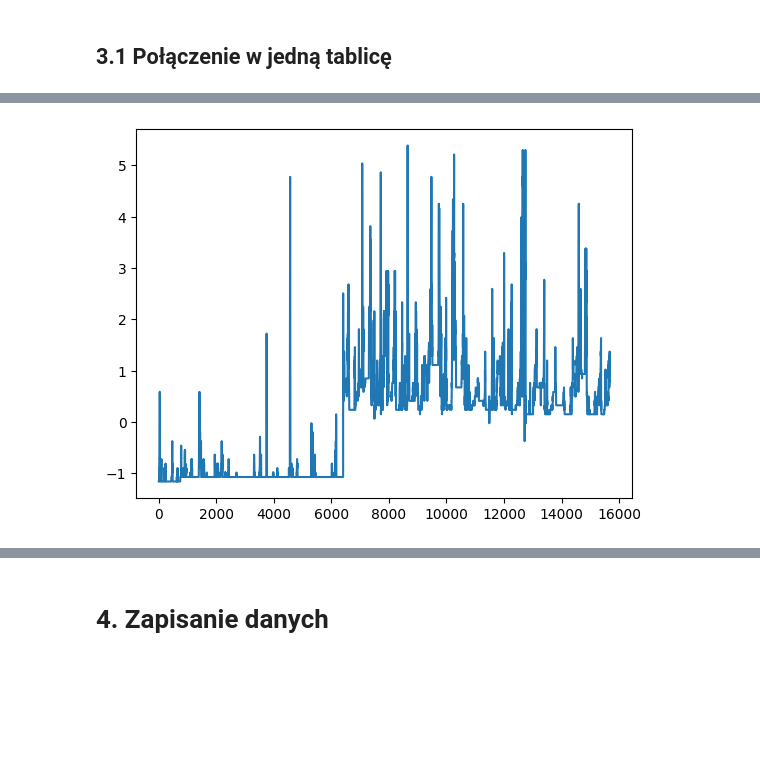
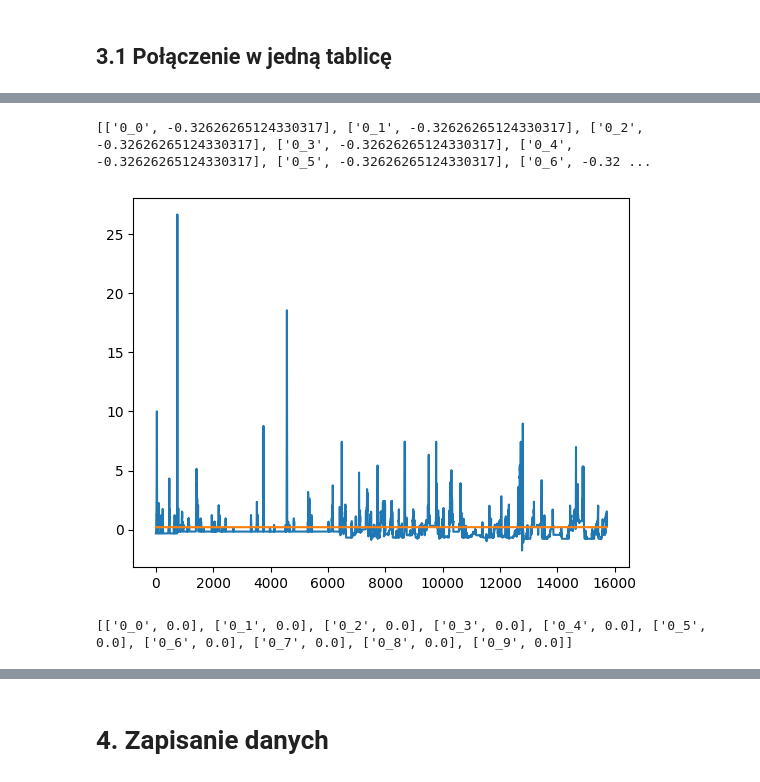
Before and after one commit to panjacob/A-study-of-nighttime-vehicle-detection-algorithms, a Jupyter notebook: Recordings2/1_sensor.ipynb, the cells around one changed output, grey strips where cells are left out. Saved outputs shown, nothing was run; the diff lists cells and outputs as text; code cells hidden in the pictures; blank space fills up the shorter version.

Commit message:
data.csv

```diff
--- a/Recordings2/1_sensor.ipynb
+++ b/Recordings2/1_sensor.ipynb
@@ -332,15 +313,0 @@ for id_, value in data_one:
-# %%
-data_np_y = np.array([x[1] for x in data])
-# data_np = np.array(data, dtype=object)
-std_y = np.std(data_np_y)
-min_y = np.min(data_np_y)
-max_y = np.max(data_np_y)
-print(max_y)
-
-data_normalized_min_max = []
-for id_, value in data:
-    new_value = (value - min_y) / (max_y - min_y)
-    data_normalized_min_max.append([id_, new_value])
-
-plt.plot([b for a, b in data_normalized_min_max])
-plt.show()
@@ -350,15 +314,43 @@ plt.show()
 # %%
-data_np_y = np.array([x[1] for x in data])
+data_normalized_z_score = []
 
-std_y = np.std(data_np_y)
-mean = np.mean(data_np_y)
+for video_id, batch in enumerate(data):
+    values = [x[1] for x in batch]
+    std_y = np.std(values)
+    mean = np.mean(values)
 
-data_normalized_z_score = []
-for id_, value in data:
-    new_value = (value - mean) / std_y
-    data_normalized_z_score.append([id_, new_value])
+    for frame_id, v in enumerate(batch):
+        value = v[1]
+        new_value = (value - mean) / std_y
+        data_normalized_z_score.append([f"{video_id}_{frame_id}", new_value])
 
-plt.plot([b for a, b in data_normalized_z_score])
-plt.show()
+print(data_normalized_z_score[:10])
 # %% [output]
-[figure, removed]
+[['0_0', -0.32626265124330317], ['0_1', -0.32626265124330317], ['0_2', -0.32626265124330317], ['0_3', -0.32626265124330317], ['0_4', -0.32626265124330317], ['0_5', -0.32626265124330317], ['0_6', -0.32 ...
+# %%
+import matplotlib.pyplot as plt
+
+x = [x[1] for x in data_normalized_z_score]
+xline = [0.2 for _ in data_normalized_z_score]
+
+plt.plot(x)
+plt.plot(xline)
+plt.show()
+# %% [output]
+[figure, added]
+# %%
+data_normalized_min_max = []
+
+for video_id, batch in enumerate(data):
+    values = [x[1] for x in batch]
+    min_y = min(values)
+    max_y = max(values)
+
+    for frame_id, v in enumerate(batch):
+        value = v[1]
+        new_value = (value - min_y) / (max_y - min_y)
+        data_normalized_min_max.append([f"{video_id}_{frame_id}", new_value])
+
+print(data_normalized_min_max[:10])
+# %% [output]
+[['0_0', 0.0], ['0_1', 0.0], ['0_2', 0.0], ['0_3', 0.0], ['0_4', 0.0], ['0_5', 0.0], ['0_6', 0.0], ['0_7', 0.0], ['0_8', 0.0], ['0_9', 0.0]]
```
Also changed, not shown: parts of 7 cells of this notebook, 5 other files.
